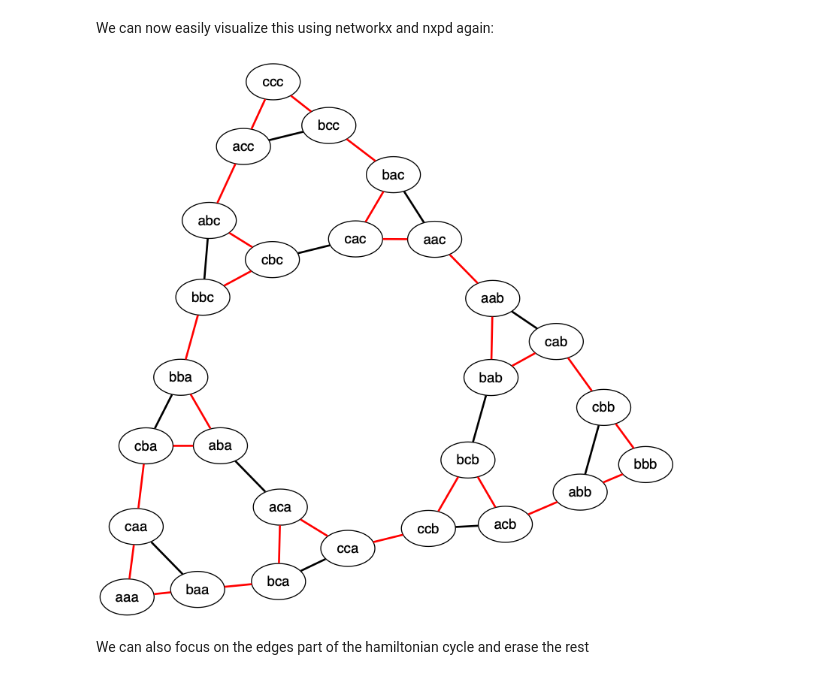
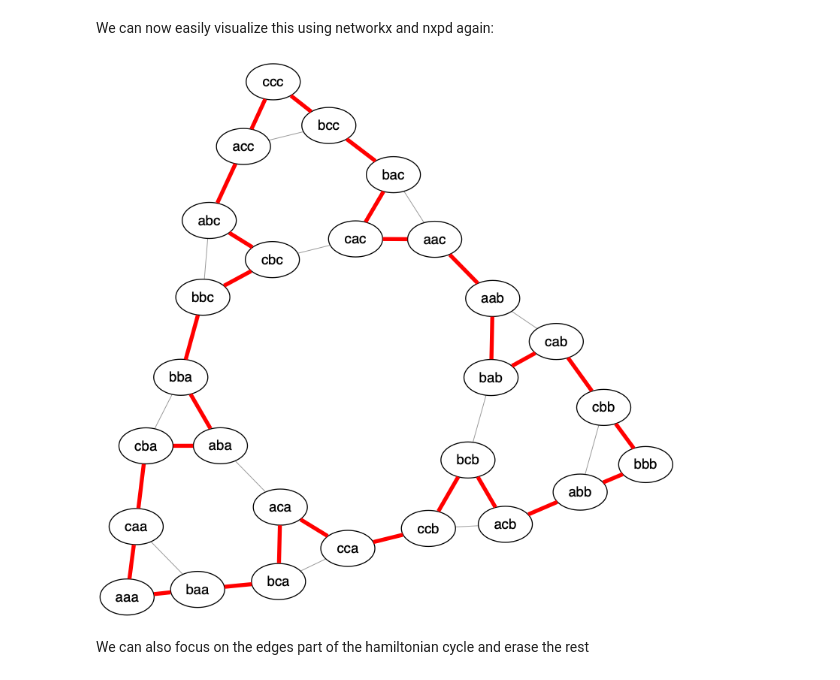
Before and after one commit to sahil1105/PWE-demos-dev, a Jupyter notebook: TOH Graphical Representation.ipynb, the cells around one changed output. Drawn from its saved outputs; the diff is of its cells as text; code cells hidden in the pictures.

```diff
--- a/TOH Graphical Representation.ipynb
+++ b/TOH Graphical Representation.ipynb
@@ -187,7 +187,10 @@ We can now visualize and highlight this path
 G_temp = deepcopy(G)
 for node in shortest_path:
     G_temp.nodes[node]['color'] = 'red'
+for edge in G_temp.edges:
+    G_temp.edges[edge]['penwidth'] = 0.3
 for edge in shortest_path_edges:
     G_temp.edges[edge]['color'] = 'red'
+    G_temp.edges[edge]['penwidth'] = 4
 draw(G_temp)
 # %% [output]
@@ -273,11 +276,14 @@ hamil_pw_rels_dfs['in_2']
 We can now easily visualize this using networkx and nxpd again:
 # %%
 G_temp = deepcopy(G)
+for edge in G_temp.edges:
+    G_temp.edges[edge]['penwidth'] = 0.3
 for i, row in hamil_pw_rels_dfs['in_2'].iterrows():
     G_temp.edges[(row['x1'], row['x2'])]['color'] = 'red'
+    G_temp.edges[(row['x1'], row['x2'])]['penwidth'] = 4
 draw(G_temp)
 # %% [output]
-[figure, old version]
+[figure, new version]
 # %%
 # To save the above visualization:
 # for f in ['png', 'pdf', 'svg', 'dot']:
```
Also changed, not shown: parts of 4 cells of this notebook.
